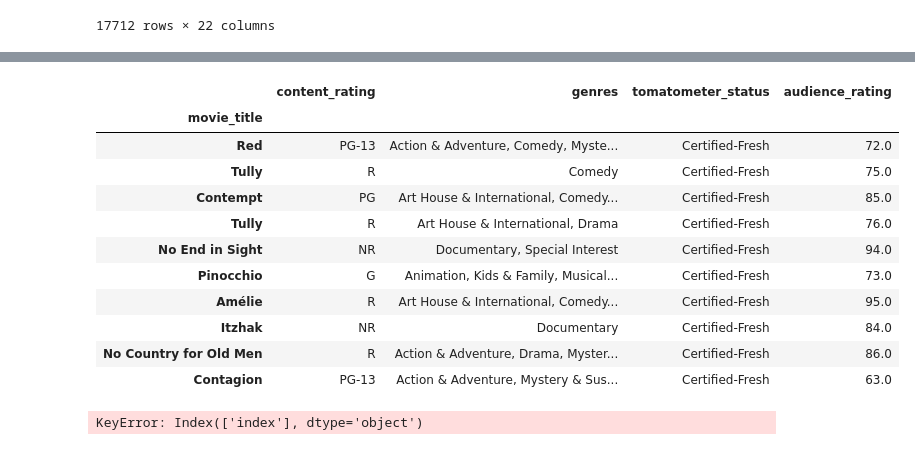
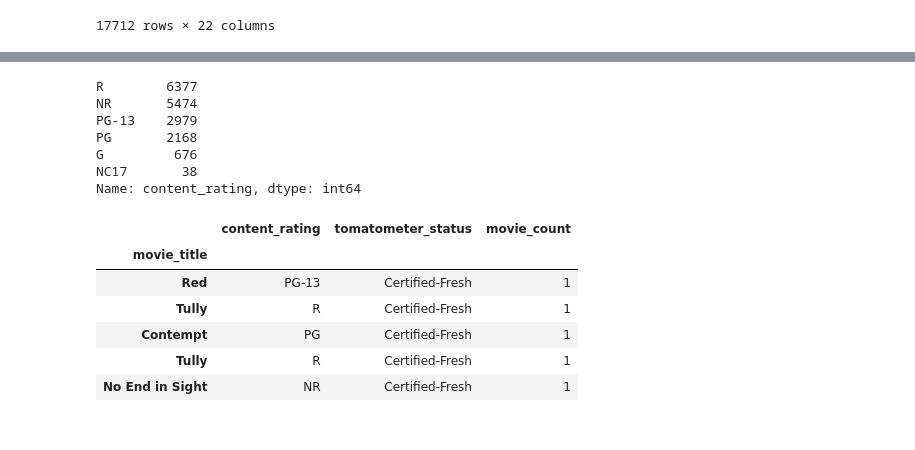
Before and after one commit to eaiturbe/microsoft_movie_analysis, a Jupyter notebook: rotten_tomatoes_movies.csv.ipynb, the cells around one changed output, grey strips where cells are left out. Cells and saved outputs as stored; diff of their text form; code cells hidden in the pictures.

```diff
--- a/rotten_tomatoes_movies.csv.ipynb
+++ b/rotten_tomatoes_movies.csv.ipynb
@@ -61,8 +64,8 @@ tomatometer_top_critics_count - 0.0%
 tomatometer_fresh_critics_count - 0.0%
 tomatometer_rotten_critics_count - 0.0%
 # %%
-cols_to_drop = ['critics_consensus', 'movie_info','directors', 'authors', 'actors', 'original_release_date', 'streaming_release_date','runtime', 'production_company', 'tomatometer_count',
-                'audience_status', 'tomatometer_rating', 'audience_count', 'tomatometer_top_critics_count', 'rotten_tomatoes_link' ,'tomatometer_fresh_critics_count', 'tomatometer_rotten_critics_count']
+cols_to_drop = ['critics_consensus', 'movie_info','directors', 'authors', 'actors', 'streaming_release_date','runtime', 'production_company', 'tomatometer_count',
+                'audience_status', 'tomatometer_rating', 'audience_count', 'tomatometer_top_critics_count','genres','audience_rating','original_release_date', 'rotten_tomatoes_link' ,'tomatometer_fresh_critics_count', 'tomatometer_rotten_critics_count']
 df_dropped_colums = df.drop(cols_to_drop, axis=1)
 df_dropped_colums.head()
 # %% [output]
@@ -119,0 +139,2 @@ df_dropped_colums
+# %%
+df_dropped_colums['movie_count'] = 1
@@ -120,21 +171,20 @@ df_dropped_colums
+# %%
+df_dropped_colums['content_rating'].value_counts()
+# %% [output]
+R        6377
+NR       5474
+PG-13    2979
+PG       2168
+G         676
+NC17       38
+Name: content_rating, dtype: int64
 # %%
-df_dropped_colums.head(10)
+df_dropped_colums.head()
 # %% [output]
-|  | content_rating | genres | tomatometer_status | audience_rating |
-| movie_title |  |  |  |  |
-| Red | PG-13 | Action & Adventure, Comedy, Myste... | Certified-Fresh | 72.0 |
-| Tully | R | Comedy | Certified-Fresh | 75.0 |
-| Contempt | PG | Art House & International, Comedy... | Certified-Fresh | 85.0 |
-| Tully | R | Art House & International, Drama | Certified-Fresh | 76.0 |
-| No End in Sight | NR | Documentary, Special Interest | Certified-Fresh | 94.0 |
-| Pinocchio | G | Animation, Kids & Family, Musical... | Certified-Fresh | 73.0 |
-| Amélie | R | Art House & International, Comedy... | Certified-Fresh | 95.0 |
-| Itzhak | NR | Documentary | Certified-Fresh | 84.0 |
-| No Country for Old Men | R | Action & Adventure, Drama, Myster... | Certified-Fresh | 86.0 |
-| Contagion | PG-13 | Action & Adventure, Mystery & Sus... | Certified-Fresh | 63.0 |
+|  | content_rating | tomatometer_status | movie_count |
+| movie_title |  |  |  |
+| Red | PG-13 | Certified-Fresh | 1 |
+| Tully | R | Certified-Fresh | 1 |
+| Contempt | PG | Certified-Fresh | 1 |
+| Tully | R | Certified-Fresh | 1 |
+| No End in Sight | NR | Certified-Fresh | 1 |
-# %%
-df_unique = df_dropped_colums.drop_duplicates(subset='index')
-
-df_unique
-# %% [output]
-KeyError: Index(['index'], dtype='object')
```
Also changed, not shown: parts of 15 cells of this notebook.
